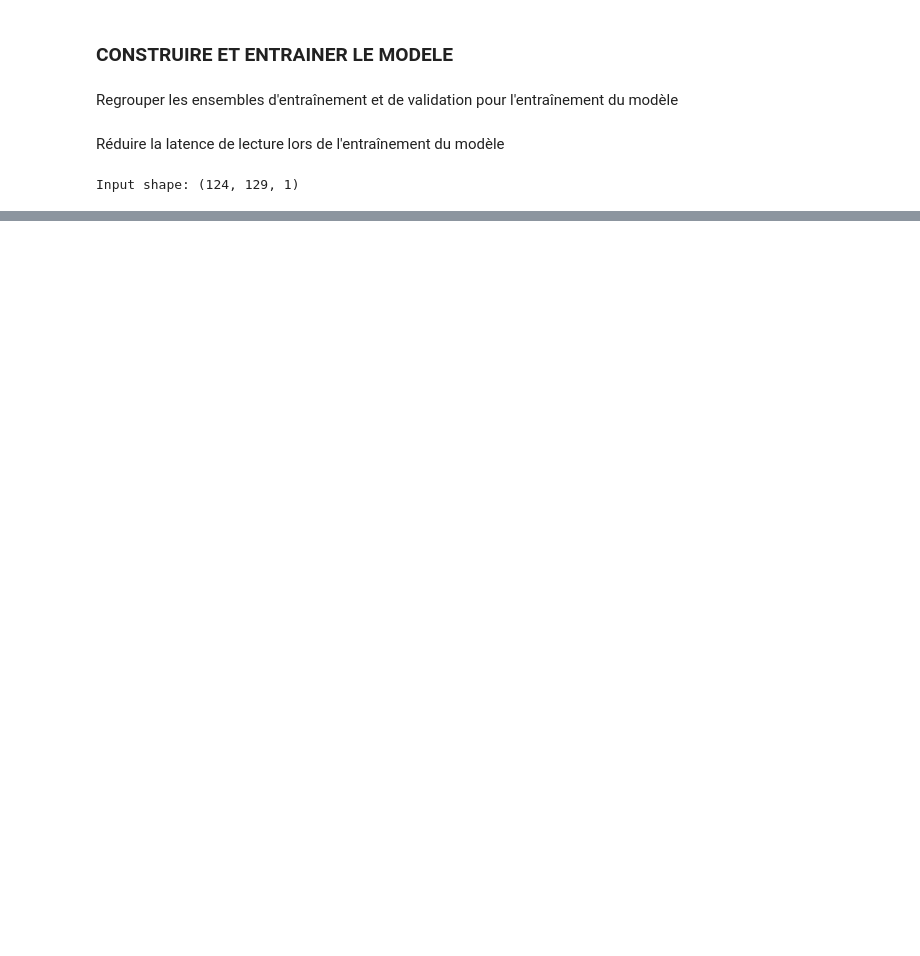
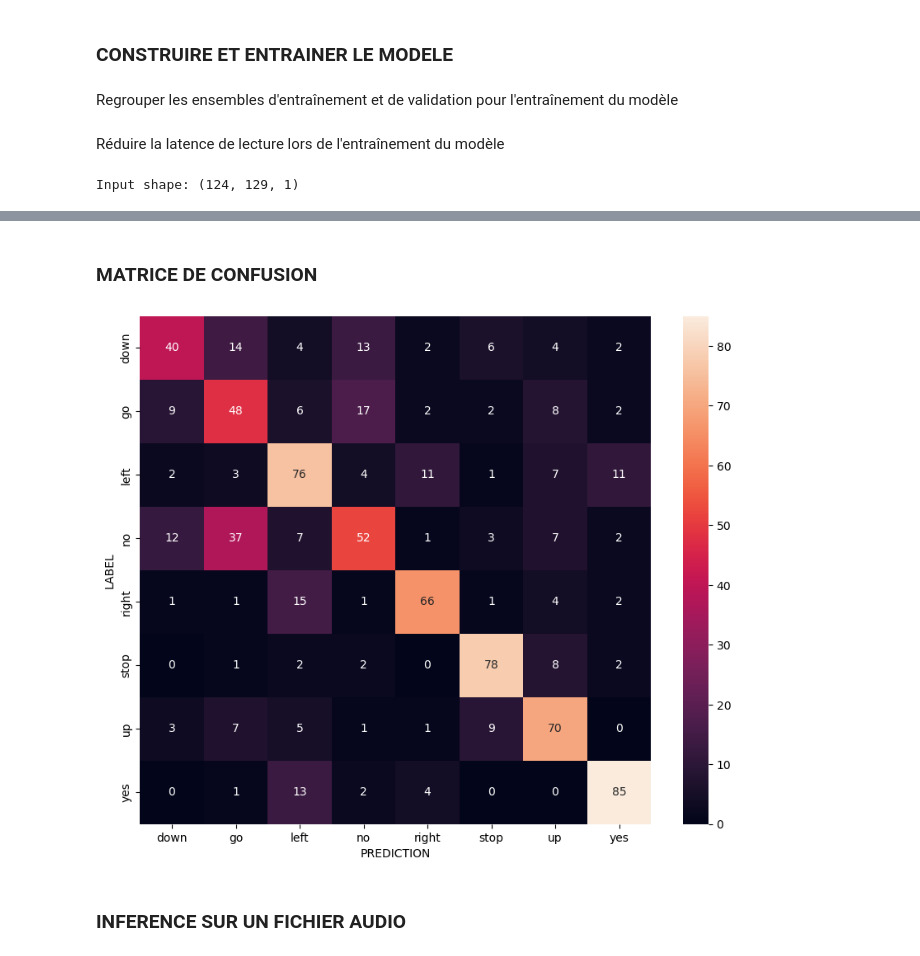
Before and after one commit to Loyolan/tensorflow-speech-recognition, a Jupyter notebook: tensorflow_speech_recognition.ipynb, the cells around one changed output, grey strips where cells are left out. Saved outputs shown, nothing was run; the diff lists cells and outputs as text; code cells hidden in the pictures; blank space fills up the shorter version.

```diff
--- a/tensorflow_speech_recognition.ipynb
+++ b/tensorflow_speech_recognition.ipynb
@@ -223,0 +291,13 @@ model.summary()
+# %%
+test_audio = []
+test_labels = []
+for audio, label in test_ds:
+    test_audio.append(audio.numpy())
+    test_labels.append(label.numpy())
+test_audio = np.array(test_audio)
+test_labels = np.array(test_labels)
+y_pred = np.argmax(model.predict(test_audio), axis=1)
+y_true = test_labels
+
+test_acc = sum(y_pred == y_true) / len(y_true)
+print(f'Test set accuracy: {test_acc: .0%}')
@@ -223,0 +307,19 @@ model.summary()
+# %% [markdown]
+### MATRICE DE CONFUSION
+# %%
+confusion_mtx = tf.math.confusion_matrix(y_true, y_pred)
+plt.figure(figsize=(10, 8))
+sns.heatmap(
+    confusion_mtx,
+    xticklabels=commands,
+    yticklabels=commands,
+    annot=True,
+    fmt='g'
+)
+plt.xlabel('PREDICTION')
+plt.ylabel('LABEL')
+plt.show()
+# %% [output]
+[figure, added]
+# %% [markdown]
+### INFERENCE SUR UN FICHIER AUDIO
```
Also changed, not shown: parts of 15 cells of this notebook.
